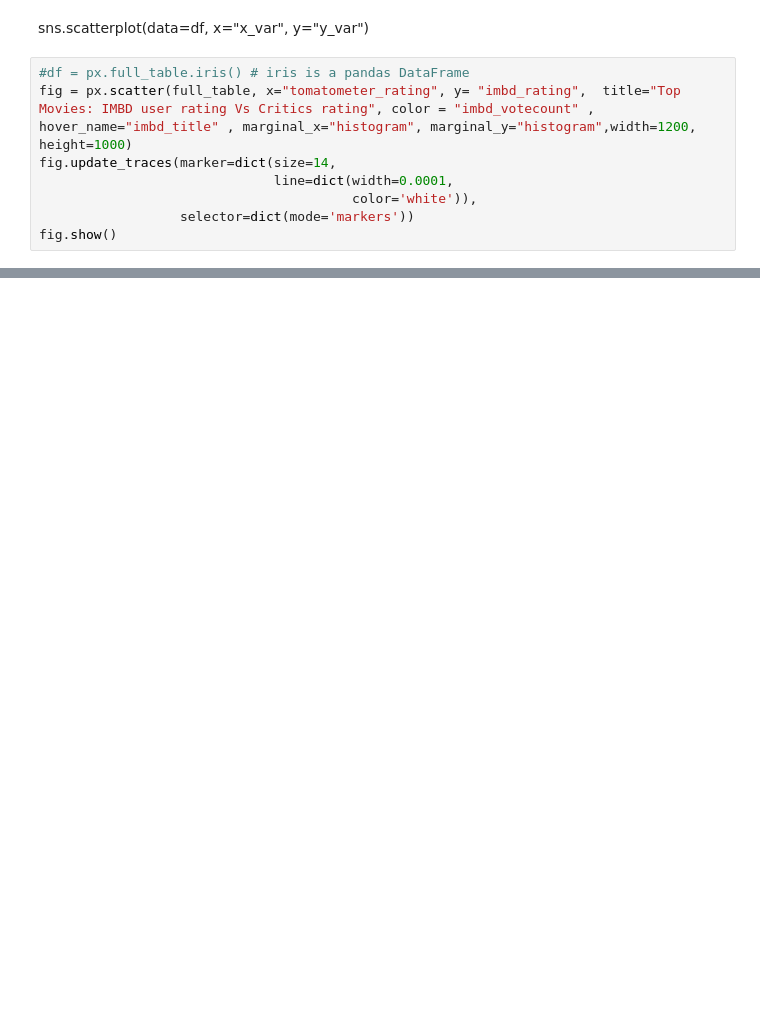
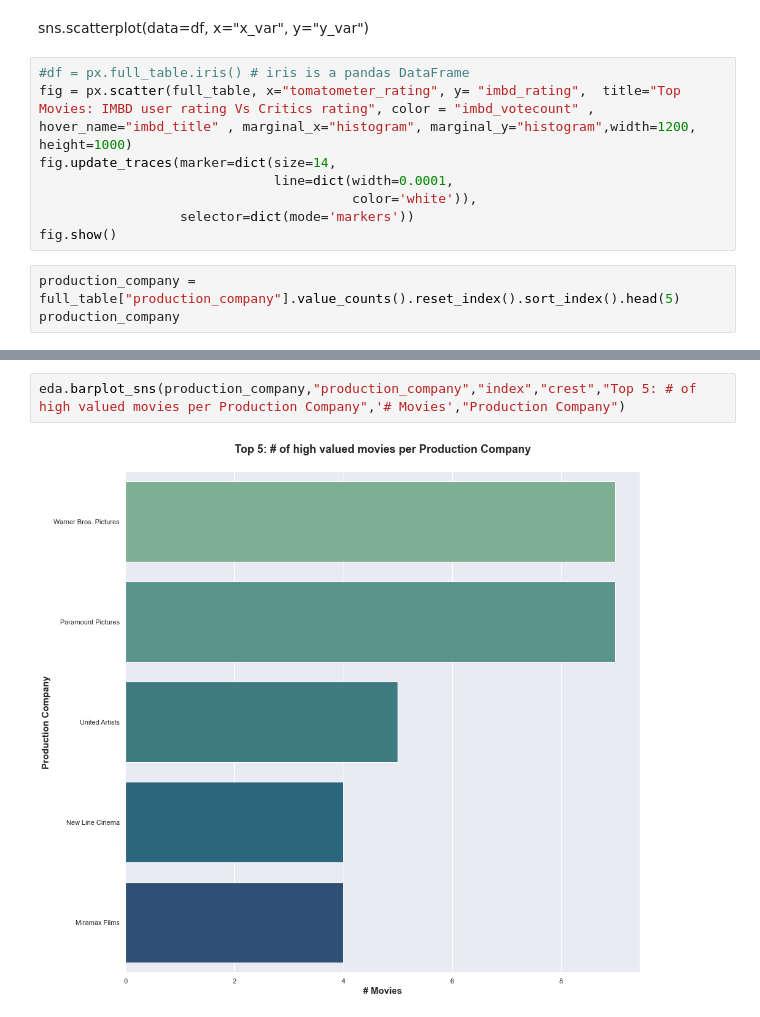
Before and after one commit to nb3110/data_scraping_project, a Jupyter notebook: notebook.ipynb, the cells around one changed output, grey strips where cells are left out. Saved outputs shown, nothing was run; the diff lists cells and outputs as text; blank space fills up the shorter version.

```diff
--- a/notebook.ipynb
+++ b/notebook.ipynb
@@ -183,3 +247,6 @@ fig.update_traces(marker=dict(size=14,
                                         color='white')),
                   selector=dict(mode='markers'))
 fig.show()
+# %%
+production_company = full_table["production_company"].value_counts().reset_index().sort_index().head(5)
+production_company
@@ -185,0 +260,4 @@ fig.show()
+# %%
+eda.barplot_sns(production_company,"production_company","index","crest","Top 5: # of high valued movies per Production Company",'# Movies',"Production Company")
+# %% [output]
+[figure, added]
```
Also changed, not shown: parts of 33 cells of this notebook, 2 other files.
